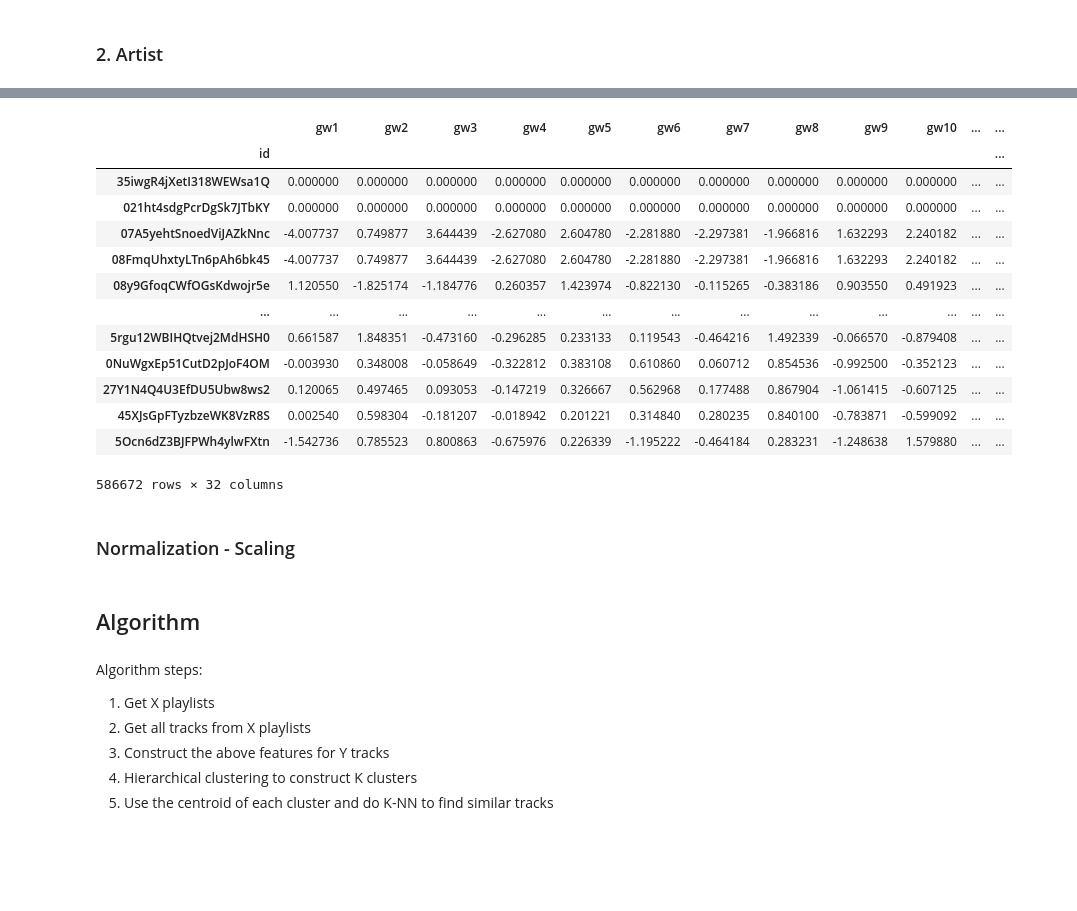
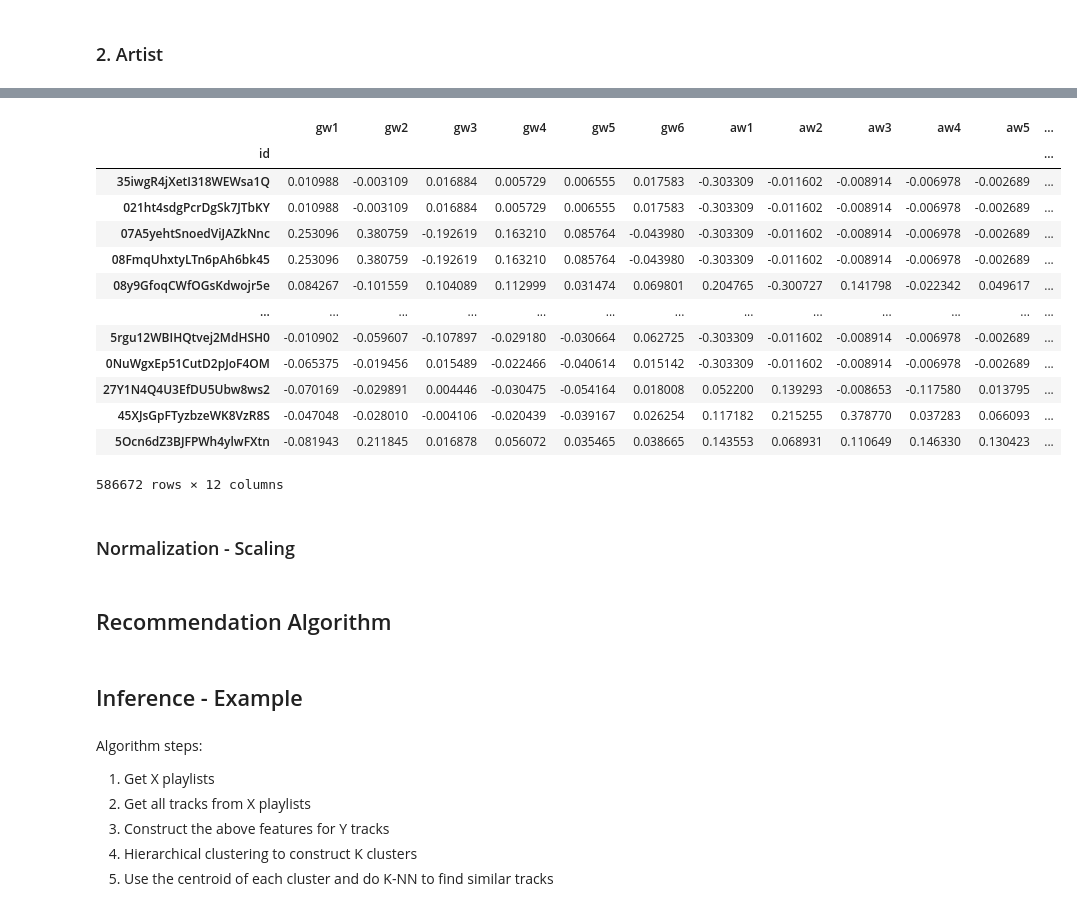
Before and after one commit to taslanidis/Music-Recommender, a Jupyter notebook: analyses/track_representation_vector.ipynb, the cells around one changed output, grey strips where cells are left out. Cells and saved outputs as stored; diff of their text form; code cells hidden in the pictures; blank space fills up the shorter version.

```diff
--- a/analyses/track_representation_vector.ipynb
+++ b/analyses/track_representation_vector.ipynb
@@ -170,5 +197,5 @@ track_genres_embeddings = [
 # %%
-df_db_track_with_genres = pd.DataFrame(track_genres_embeddings, columns=[f"gw{i+1}" for i in range(w2v_genre_features)])
+df_db_track_with_genres = pd.DataFrame(pca_reduced_track_genres_embeddings, columns=[f"gw{i+1}" for i in range(pca_reduced_track_genres_embeddings.shape[1])])
 df_db_track_with_genres['id'] = df_db_tracks['id'].to_list()
 df_db_track_with_genres
 # %% [output]
@@ -189,0 +225,5 @@ df_db_track_with_genres
+# %%
+artist_embeddings_scaler = MinMaxScaler()
+
+track_artist_embeddings = np.array(track_artist_embeddings)
+track_artist_embeddings = artist_embeddings_scaler.fit_transform(track_artist_embeddings)
@@ -189,0 +232,6 @@ df_db_track_with_genres
+# %%
+from sklearn.decomposition import PCA
+
+pca_model_artist = PCA(n_components=6)
+
+pca_model_artist.fit(track_artist_embeddings)
@@ -190,30 +240,26 @@ df_db_track_with_genres
+# %%
+pca_reduced_track_artist_embeddings = pca_model_artist.transform(track_artist_embeddings)
 # %%
-# w2v
-track_artist_embeddings = [
-    artist_emb_model.wv[artists[0].strip()] if artists[0].strip() in artist_emb_model.wv else np.zeros(w2v_artist_features)
-        for artists in tqdm(df_db_tracks['id_artists'], desc="tracks")
-]
-
-df_db_track_with_artist = pd.DataFrame(track_artist_embeddings, columns=[f"aw{i+1}" for i in range(w2v_artist_features)])
+df_db_track_with_artist = pd.DataFrame(pca_reduced_track_artist_embeddings, columns=[f"aw{i+1}" for i in range(pca_reduced_track_artist_embeddings.shape[1])])
 df_db_track_with_artist['id'] = df_db_tracks['id'].to_list()
 
 df_db_track_with_genres = pd.merge(df_db_track_with_genres, df_db_track_with_artist, how='left', on='id')
 df_db_track_with_genres.set_index('id', inplace=True)
 df_db_track_with_genres
 # %% [output]
-|  | gw1 | gw2 | gw3 | gw4 | gw5 | gw6 | gw7 | gw8 | gw9 | gw10 | ... | ... |
+|  | gw1 | gw2 | gw3 | gw4 | gw5 | gw6 | aw1 | aw2 | aw3 | aw4 | aw5 | ... |
 | id |  |  |  |  |  |  |  |  |  |  |  | ... |
-| 35iwgR4jXetI318WEWsa1Q | 0.000000 | 0.000000 | 0.000000 | 0.000000 | 0.000000 | 0.000000 | 0.000000 | 0.000000 | 0.000000 | 0.000000 | ... | ... |
-| 021ht4sdgPcrDgSk7JTbKY | 0.000000 | 0.000000 | 0.000000 | 0.000000 | 0.000000 | 0.000000 | 0.000000 | 0.000000 | 0.000000 | 0.000000 | ... | ... |
-| 07A5yehtSnoedViJAZkNnc | -4.007737 | 0.749877 | 3.644439 | -2.627080 | 2.604780 | -2.281880 | -2.297381 | -1.966816 | 1.632293 | 2.240182 | ... | ... |
-| 08FmqUhxtyLTn6pAh6bk45 | -4.007737 | 0.749877 | 3.644439 | -2.627080 | 2.604780 | -2.281880 | -2.297381 | -1.966816 | 1.632293 | 2.240182 | ... | ... |
-| 08y9GfoqCWfOGsKdwojr5e | 1.120550 | -1.825174 | -1.184776 | 0.260357 | 1.423974 | -0.822130 | -0.115265 | -0.383186 | 0.903550 | 0.491923 | ... | ... |
+| 35iwgR4jXetI318WEWsa1Q | 0.010988 | -0.003109 | 0.016884 | 0.005729 | 0.006555 | 0.017583 | -0.303309 | -0.011602 | -0.008914 | -0.006978 | -0.002689 | ... |
+| 021ht4sdgPcrDgSk7JTbKY | 0.010988 | -0.003109 | 0.016884 | 0.005729 | 0.006555 | 0.017583 | -0.303309 | -0.011602 | -0.008914 | -0.006978 | -0.002689 | ... |
+| 07A5yehtSnoedViJAZkNnc | 0.253096 | 0.380759 | -0.192619 | 0.163210 | 0.085764 | -0.043980 | -0.303309 | -0.011602 | -0.008914 | -0.006978 | -0.002689 | ... |
+| 08FmqUhxtyLTn6pAh6bk45 | 0.253096 | 0.380759 | -0.192619 | 0.163210 | 0.085764 | -0.043980 | -0.303309 | -0.011602 | -0.008914 | -0.006978 | -0.002689 | ... |
+| 08y9GfoqCWfOGsKdwojr5e | 0.084267 | -0.101559 | 0.104089 | 0.112999 | 0.031474 | 0.069801 | 0.204765 | -0.300727 | 0.141798 | -0.022342 | 0.049617 | ... |
 | ... | ... | ... | ... | ... | ... | ... | ... | ... | ... | ... | ... | ... |
-| 5rgu12WBIHQtvej2MdHSH0 | 0.661587 | 1.848351 | -0.473160 | -0.296285 | 0.233133 | 0.119543 | -0.464216 | 1.492339 | -0.066570 | -0.879408 | ... | ... |
-| 0NuWgxEp51CutD2pJoF4OM | -0.003930 | 0.348008 | -0.058649 | -0.322812 | 0.383108 | 0.610860 | 0.060712 | 0.854536 | -0.992500 | -0.352123 | ... | ... |
-| 27Y1N4Q4U3EfDU5Ubw8ws2 | 0.120065 | 0.497465 | 0.093053 | -0.147219 | 0.326667 | 0.562968 | 0.177488 | 0.867904 | -1.061415 | -0.607125 | ... | ... |
-| 45XJsGpFTyzbzeWK8VzR8S | 0.002540 | 0.598304 | -0.181207 | -0.018942 | 0.201221 | 0.314840 | 0.280235 | 0.840100 | -0.783871 | -0.599092 | ... | ... |
-| 5Ocn6dZ3BJFPWh4ylwFXtn | -1.542736 | 0.785523 | 0.800863 | -0.675976 | 0.226339 | -1.195222 | -0.464184 | 0.283231 | -1.248638 | 1.579880 | ... | ... |
+| 5rgu12WBIHQtvej2MdHSH0 | -0.010902 | -0.059607 | -0.107897 | -0.029180 | -0.030664 | 0.062725 | -0.303309 | -0.011602 | -0.008914 | -0.006978 | -0.002689 | ... |
+| 0NuWgxEp51CutD2pJoF4OM | -0.065375 | -0.019456 | 0.015489 | -0.022466 | -0.040614 | 0.015142 | -0.303309 | -0.011602 | -0.008914 | -0.006978 | -0.002689 | ... |
+| 27Y1N4Q4U3EfDU5Ubw8ws2 | -0.070169 | -0.029891 | 0.004446 | -0.030475 | -0.054164 | 0.018008 | 0.052200 | 0.139293 | -0.008653 | -0.117580 | 0.013795 | ... |
+| 45XJsGpFTyzbzeWK8VzR8S | -0.047048 | -0.028010 | -0.004106 | -0.020439 | -0.039167 | 0.026254 | 0.117182 | 0.215255 | 0.378770 | 0.037283 | 0.066093 | ... |
+| 5Ocn6dZ3BJFPWh4ylwFXtn | -0.081943 | 0.211845 | 0.016878 | 0.056072 | 0.035465 | 0.038665 | 0.143553 | 0.068931 | 0.110649 | 0.146330 | 0.130423 | ... |
-586672 rows × 32 columns
+586672 rows × 12 columns
 # %% [markdown]
 ### Normalization - Scaling
@@ -243,4 +287,4 @@ for feature in scaled_features:
     tempo_array = tempo_array.reshape(-1,1)
     df_db_track_with_genres[feature] = scalers[feature].fit_transform(tempo_array)
 # %% [markdown]
-## Algorithm
+## Recommendation Algorithm
@@ -247,3 +304,5 @@ for feature in scaled_features:
+# %% [markdown]
+## Inference - Example
 # %% [markdown]
 Algorithm steps:
 1. Get X playlists
```
Also changed, not shown: parts of 26 cells of this notebook, 1 other file.
